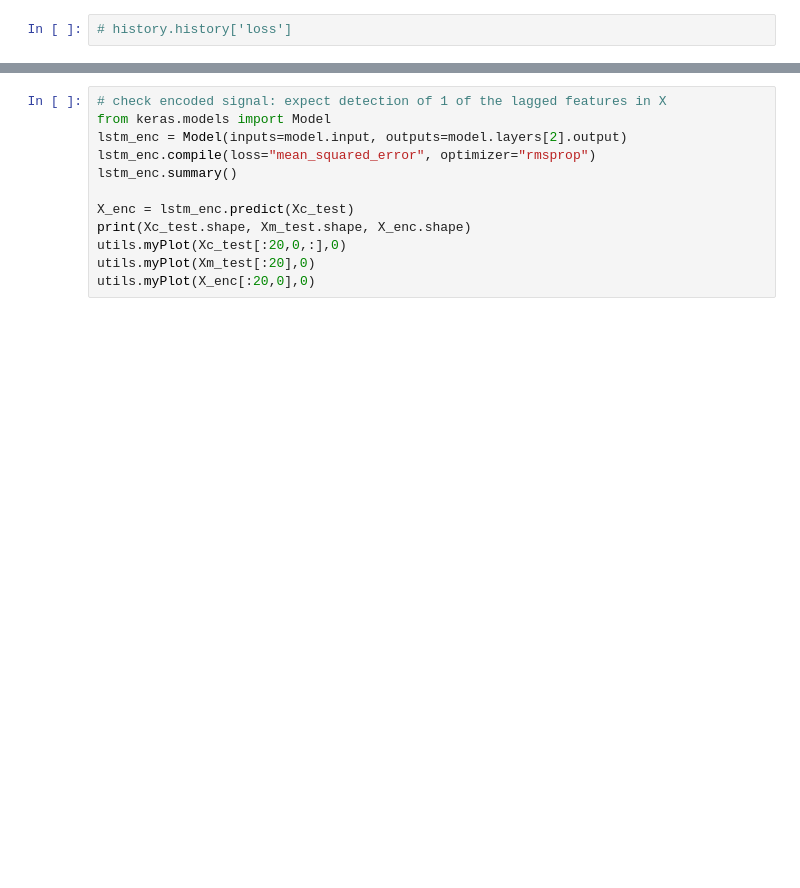
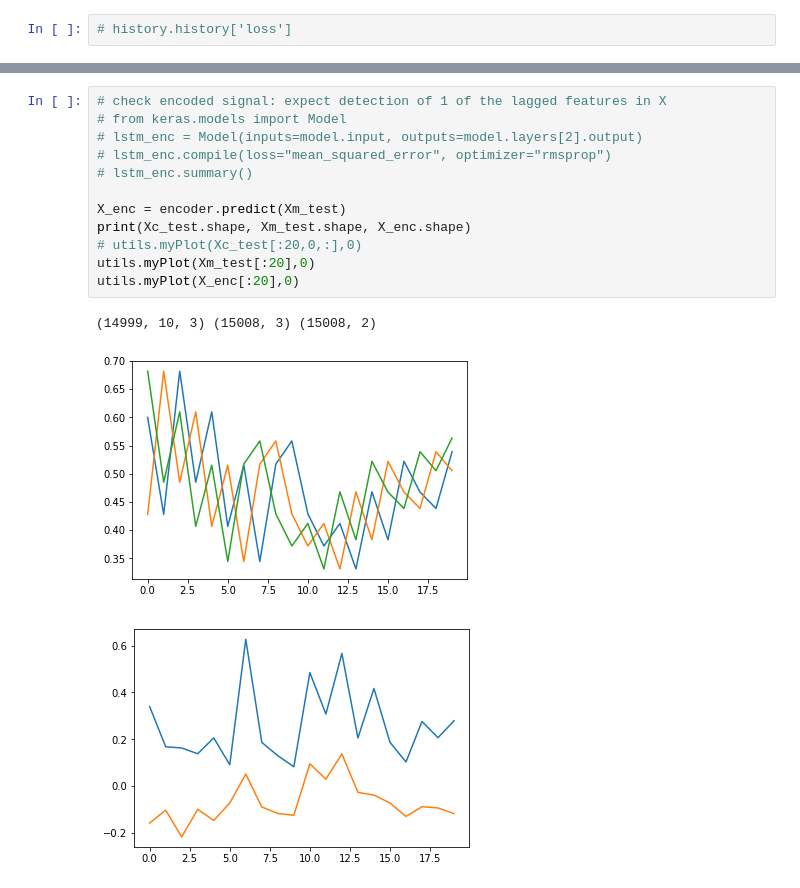
Before and after one commit to shadiakiki1986/test-ml, a Jupyter notebook: t2-LSTM/p5g-lstm for lag-use lstm-based ae-deep-Copy6-AE-60-20-2-20-60.ipynb, the cells around one changed output, grey strips where cells are left out. Saved outputs shown, nothing was run; the diff lists cells and outputs as text; blank space fills up the shorter version.

```diff
--- a/t2-LSTM/p5g-lstm for lag-use lstm-based ae-deep-Copy6-AE-60-20-2-20-60.ipynb
+++ b/t2-LSTM/p5g-lstm for lag-use lstm-based ae-deep-Copy6-AE-60-20-2-20-60.ipynb
@@ -265,12 +326,16 @@ print(R2(Xc_validation, Xm_validation, model))
 # %%
 # check encoded signal: expect detection of 1 of the lagged features in X
-from keras.models import Model
-lstm_enc = Model(inputs=model.input, outputs=model.layers[2].output)
-lstm_enc.compile(loss="mean_squared_error", optimizer="rmsprop")
-lstm_enc.summary()
+# from keras.models import Model
+# lstm_enc = Model(inputs=model.input, outputs=model.layers[2].output)
+# lstm_enc.compile(loss="mean_squared_error", optimizer="rmsprop")
+# lstm_enc.summary()
 
-X_enc = lstm_enc.predict(Xc_test)
+X_enc = encoder.predict(Xm_test)
 print(Xc_test.shape, Xm_test.shape, X_enc.shape)
-utils.myPlot(Xc_test[:20,0,:],0)
+# utils.myPlot(Xc_test[:20,0,:],0)
 utils.myPlot(Xm_test[:20],0)
-utils.myPlot(X_enc[:20,0],0)
+utils.myPlot(X_enc[:20],0)
+# %% [output]
+(14999, 10, 3) (15008, 3) (15008, 2)
+[figure, added]
+[figure, added]
```
Also changed, not shown: parts of 7 cells of this notebook, 1 other file.
